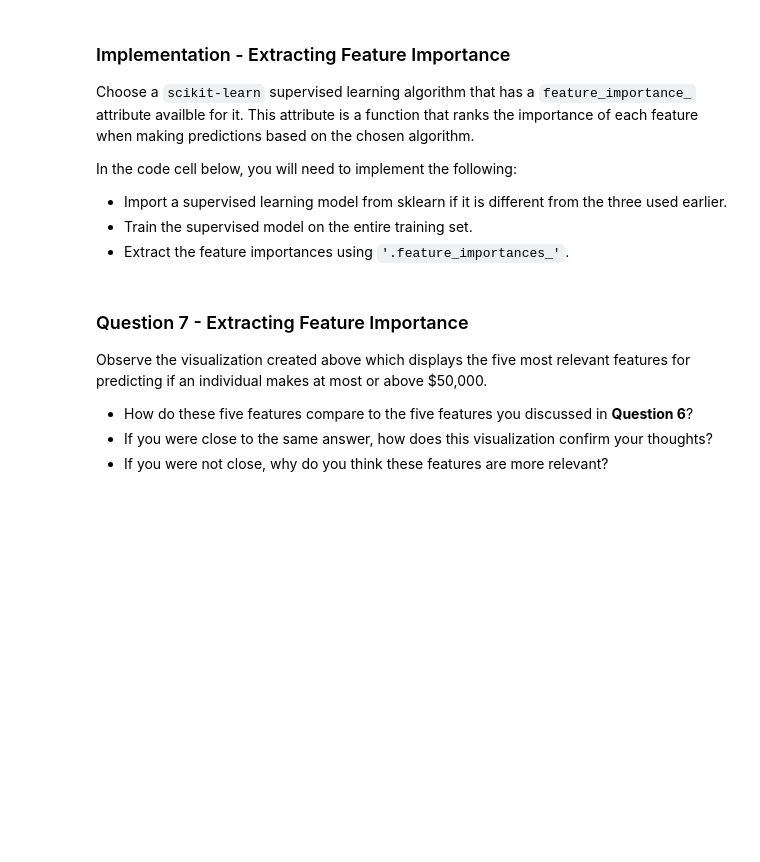
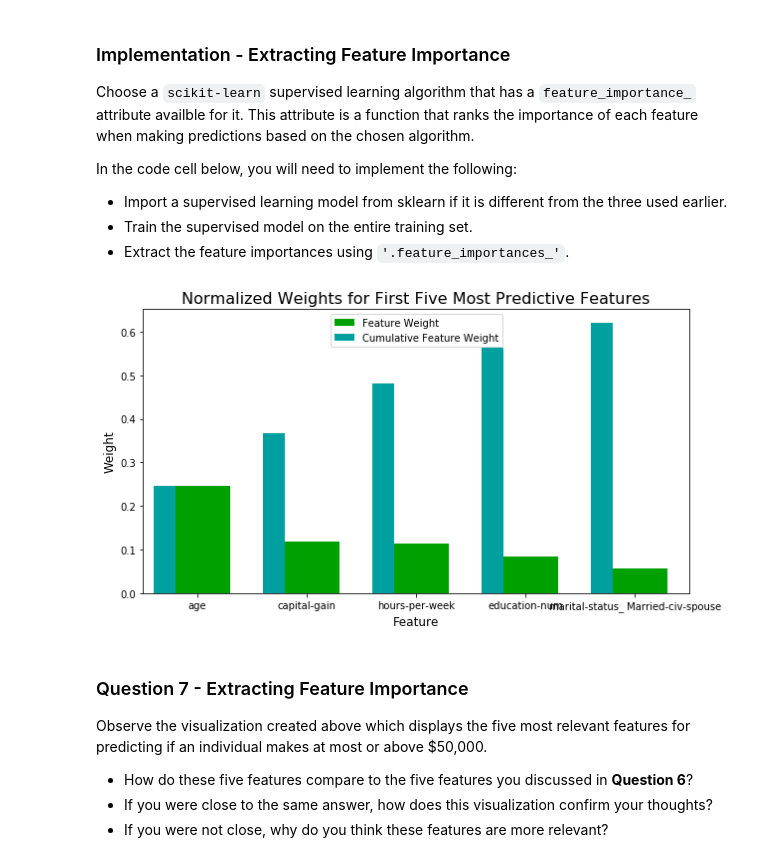
Before and after one commit to cavalcantejean/finding_donors, a Jupyter notebook: finding_donors.ipynb, the cells around one changed output. Cells and saved outputs as stored; diff of their text form; code cells hidden in the pictures; blank space fills up the shorter version.

```diff
--- a/finding_donors.ipynb
+++ b/finding_donors.ipynb
@@ -164,7 +164,7 @@ Additionally, as with the non-numeric features, we need to convert the non-numer
 features_final = pd.get_dummies(features_log_minmax_transform)
 
 # TODO: Encode the 'income_raw' data to numerical values
-income = income_raw.replace({"<=50K": 0, ">50K": 1}, inplace=True)
+income_raw.replace({"<=50K": 0, ">50K": 1}, inplace=True)
 
 # Print the number of features after one-hot encoding
 encoded = list(features_final.columns)
@@ -493,16 +572,19 @@ In the code cell below, you will need to implement the following:
  - Extract the feature importances using `'.feature_importances_'`.
 # %%
 # TODO: Import a supervised learning model that has 'feature_importances_'
-
+from sklearn.ensemble import RandomForestClassifier
+rf = RandomForestClassifier()
 
 # TODO: Train the supervised model on the training set using .fit(X_train, y_train)
-model = None
+model = rf.fit(X_train, y_train)
 
 # TODO: Extract the feature importances using .feature_importances_
-importances = None
+importances = rf.feature_importances_
 
 # Plot
 vs.feature_plot(importances, X_train, y_train)
+# %% [output]
+[figure, added]
 # %% [markdown]
 ### Question 7 - Extracting Feature Importance
 
```
Also changed, not shown: parts of 27 cells of this notebook, 3 other files.
